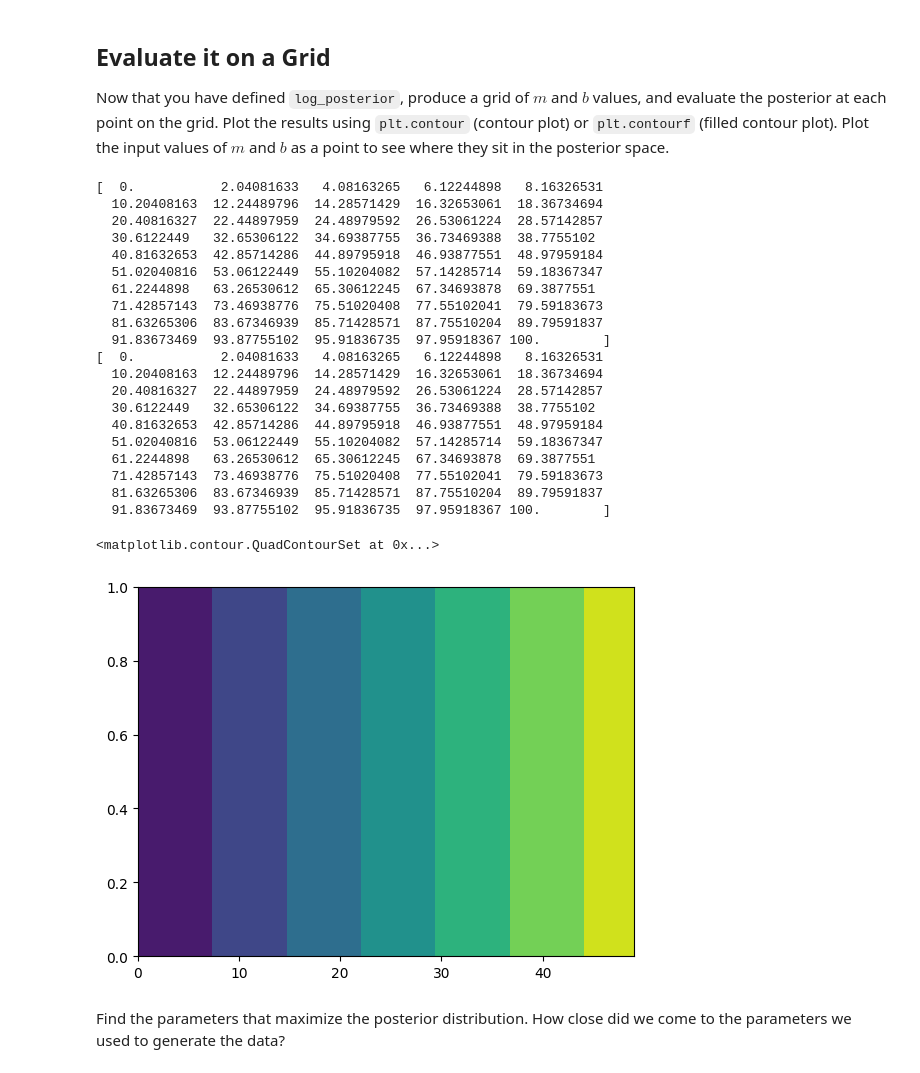
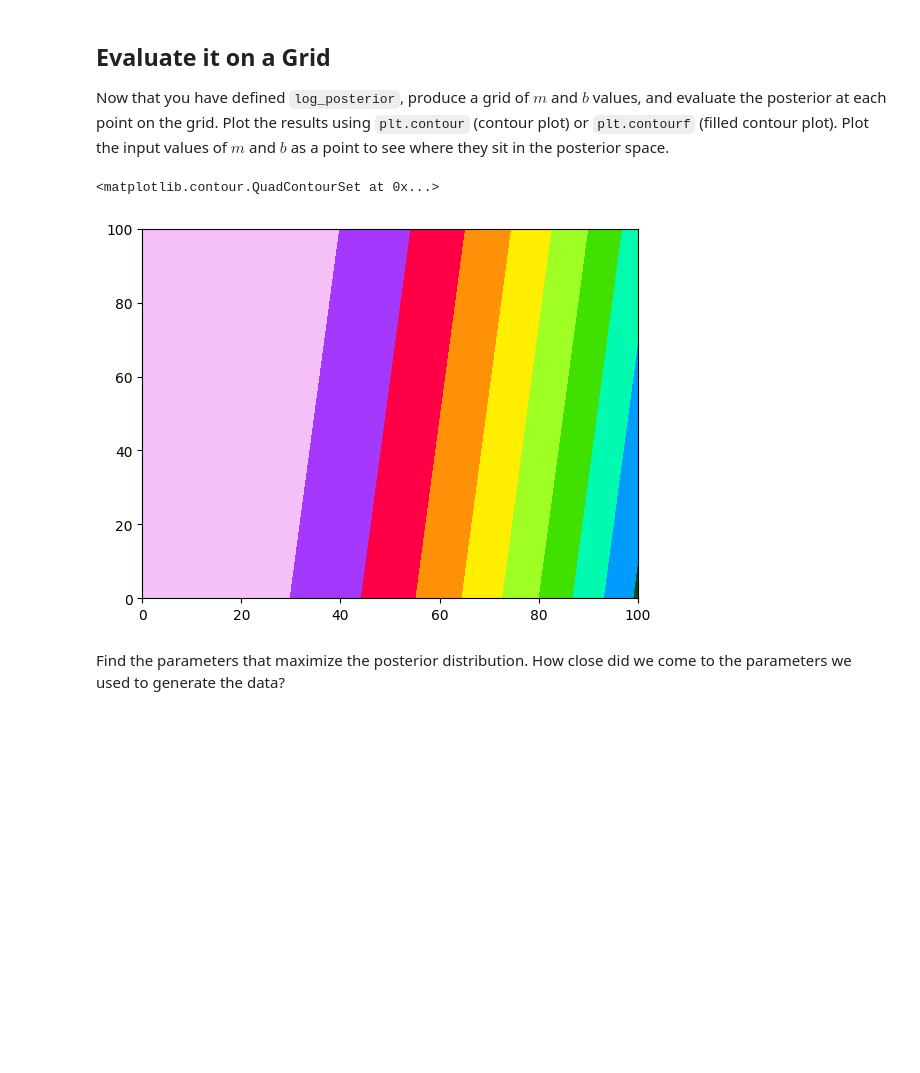
Before and after one commit to ASTR154/bayesian-statistics, a Jupyter notebook: monte_carlo_line_fitting.ipynb, the cells around one changed output. Cells and saved outputs as stored; diff of their text form; code cells hidden in the pictures; blank space fills up the shorter version.

```diff
--- a/monte_carlo_line_fitting.ipynb
+++ b/monte_carlo_line_fitting.ipynb
@@ -82,7 +82,7 @@ def log_prior(theta):
     ln_prior: float
         Natural log of the prior probability function
     """
-    if theta[0] < m_min and theta[0] > m_max and theta[1] < b_min and theta[1] > b_max:
+    if theta[0] > m_min and theta[0] < m_max and theta[1] > b_min and theta[1] < b_max:
         ln_prior = 0
     else:
         ln_prior = -np.inf
@@ -92,12 +92,15 @@ def log_likelihood(theta, x, y, dy):
     """complete"""
     total = 0
     for i in range(N):
-        ln_L = -0.5*[(np.ln(2*np.pi*(dy**2)))+((y[i]-(theta[0]*x[i]+theta[1]))/dy)**2]
+        ln_L = (-0.5)*((np.log(2*np.pi*(dy**2)))+((y-(theta[0]*x+theta[1]))/dy)**2)
         total += ln_L
-    return ln_L
+    return total
 
 
 def log_posterior(theta, x, y, dy):
     """complete"""
     log_pos = log_likelihood(theta,x,y,dy) + log_prior(theta)
     return log_pos
+
+p = log_posterior(theta, x, y, dy)
+print(p)
@@ -106,40 +130,29 @@ def log_posterior(theta, x, y, dy):
 Now that you have defined `log_posterior`, produce a grid of $m$ and $b$ values, and evaluate the posterior at each point on the grid. Plot the results using `plt.contour` (contour plot) or `plt.contourf` (filled contour plot). Plot the input values of $m$ and $b$ as a point to see where they sit in the posterior space.
 # %%
 grid_spacing = 1.
-m_range = np.linspace(m_min, m_max)
-b_range = np.linspace(b_min, b_max)
+m_range = np.linspace(m_min, m_max, N)
+b_range = np.linspace(b_min, b_max, N)
+
+M,B = np.meshgrid(m_range, b_range)
+
+log_post_grid = np.ones_like(M)
+
+theta = [m,b]
+for i in range(len(M)):
+    for j in range(len(M[i])):
+        log_post_grid[i, j] = log_posterior(theta, M[i][j], B[i][j], dy)
 
 # complete
 # complete
 # complete
 # complete
 # complete
-#posterior_grid = # complete
 
-plt.contourf([m_range, b_range])
+
+plt.contourf(m_range,b_range,log_post_grid,10,cmap="gist_ncar")
 # %% [output]
-[  0.           2.04081633   4.08163265   6.12244898   8.16326531
-  10.20408163  12.24489796  14.28571429  16.32653061  18.36734694
-  20.40816327  22.44897959  24.48979592  26.53061224  28.57142857
-  30.6122449   32.65306122  34.69387755  36.73469388  38.7755102
-  40.81632653  42.85714286  44.89795918  46.93877551  48.97959184
-  51.02040816  53.06122449  55.10204082  57.14285714  59.18367347
-  61.2244898   63.26530612  65.30612245  67.34693878  69.3877551
-  71.42857143  73.46938776  75.51020408  77.55102041  79.59183673
-  81.63265306  83.67346939  85.71428571  87.75510204  89.79591837
-  91.83673469  93.87755102  95.91836735  97.95918367 100.        ]
-[  0.           2.04081633   4.08163265   6.12244898   8.16326531
-  10.20408163  12.24489796  14.28571429  16.32653061  18.36734694
-  20.40816327  22.44897959  24.48979592  26.53061224  28.57142857
-  30.6122449   32.65306122  34.69387755  36.73469388  38.7755102
-  40.81632653  42.85714286  44.89795918  46.93877551  48.97959184
-  51.02040816  53.06122449  55.10204082  57.14285714  59.18367347
-  61.2244898   63.26530612  65.30612245  67.34693878  69.3877551
-  71.42857143  73.46938776  75.51020408  77.55102041  79.59183673
-  81.63265306  83.67346939  85.71428571  87.75510204  89.79591837
-  91.83673469  93.87755102  95.91836735  97.95918367 100.        ]
+<matplotlib.contour.QuadContourSet at 0x...>
-<matplotlib.contour.QuadContourSet at 0x...>
-[figure, old version]
+[figure, new version]
 # %% [markdown]
 Find the parameters that maximize the posterior distribution. How close did we come to the parameters we used to generate the data?
 # %%
```
Also changed, not shown: parts of 2 cells of this notebook.
